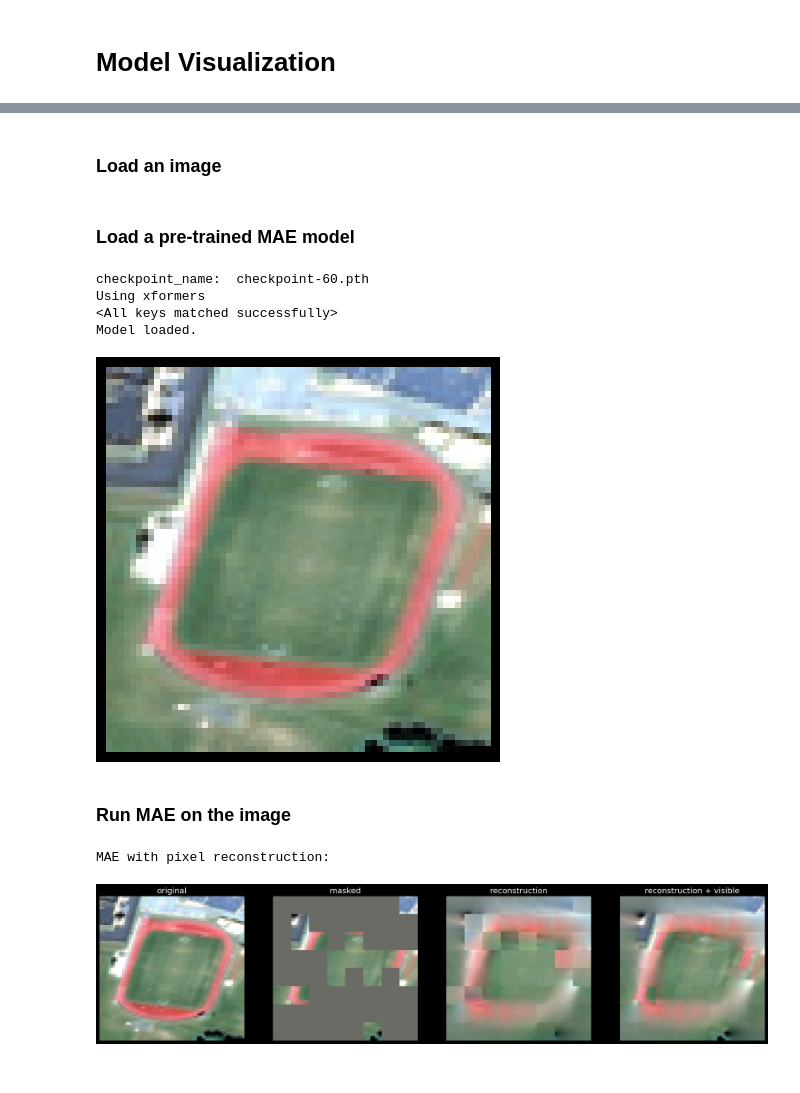
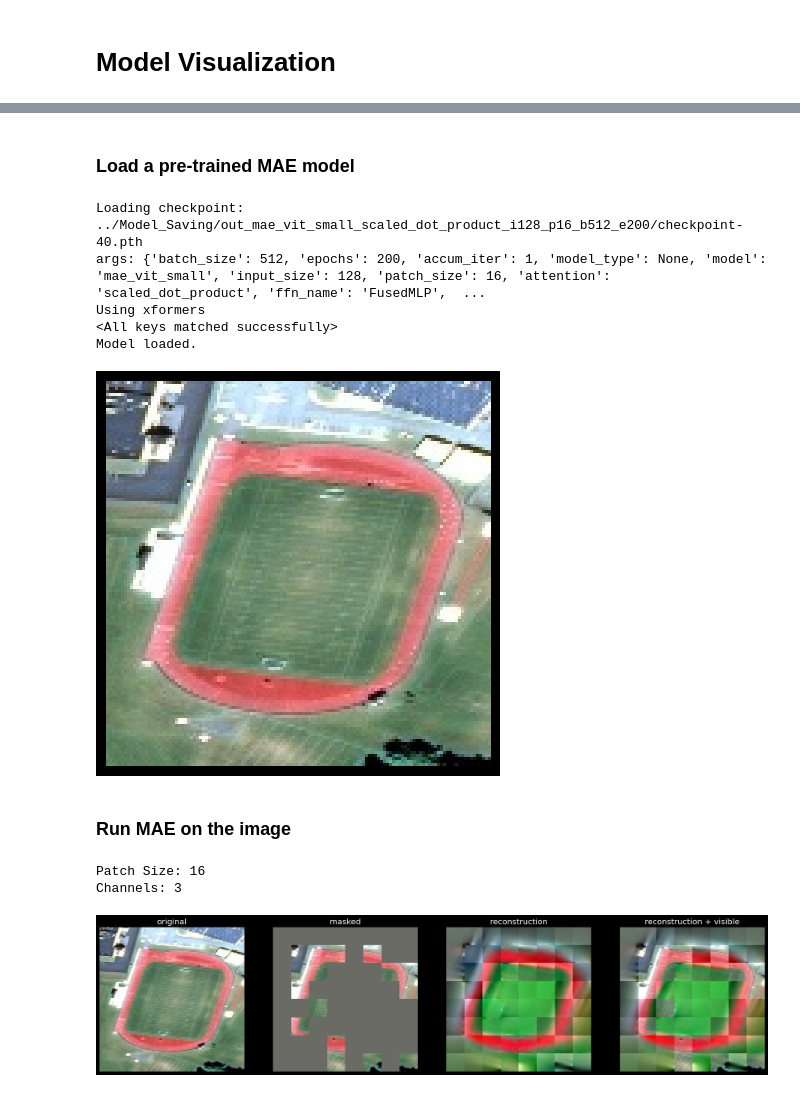
Before and after one commit to aicip/SatMAE, a Jupyter notebook: mae_visualize.ipynb, the cells around one changed output, grey strips where cells are left out. Cells and saved outputs as stored; diff of their text form; code cells hidden in the pictures.

```diff
--- a/mae_visualize.ipynb
+++ b/mae_visualize.ipynb
@@ -82,2 +13,0 @@ def run_one_image(img, model, patch_size, channels=3):
-# %% [markdown]
-### Load an image
@@ -91,54 +14,35 @@ img = Image.open(img_data)
 # %% [markdown]
 ### Load a pre-trained MAE model
 # %%
-# download checkpoint if not exist
-arch="mae_vit_small"
-img_size = 64
-patch_size = 8
-attention="scaled_dot_product"
+# model = viz.prepare_model(chkpt_dir="out_mae_vit_small_scaled_dot_product_i128_p16_b512_e200",
+#                           arch="mae_vit_small")
 
-batch_size=768
-epochs=200
-
-checkpoint_folder = f"out_{arch}_i{img_size}_p{patch_size}_b{batch_size}_e{epochs}_{attention}"
-
-checkpoint_dir = os.path.join("../Model_Saving", checkpoint_folder)
-# List the directory and find the checkpoint with the highest epoch
-checkpoint_list = os.listdir(checkpoint_dir)
-checkpoint_list = [x for x in checkpoint_list if x.endswith(".pth")]
-checkpoint_list.sort(key=lambda x: int(x.split("-")[1].split(".")[0]))
-checkpoint_name = checkpoint_list[-1]
-print("checkpoint_name: ", checkpoint_name)
-
-chkpt_path = os.path.join(checkpoint_dir, checkpoint_name)
-model_mae = prepare_model(chkpt_path, arch=arch, img_size=img_size, patch_size=patch_size, attention=attention)
-print('Model loaded.')
+model = viz.prepare_model(chkpt_dir="out_mae_vit_small_scaled_dot_product_i128_p16_b512_e200",
+                          chkpt_name="40", # Optional
+                          arch="mae_vit_small")
 # %% [output]
-checkpoint_name:  checkpoint-60.pth
+Loading checkpoint:  ../Model_Saving/out_mae_vit_small_scaled_dot_product_i128_p16_b512_e200/checkpoint-40.pth
+args: {'batch_size': 512, 'epochs': 200, 'accum_iter': 1, 'model_type': None, 'model': 'mae_vit_small', 'input_size': 128, 'patch_size': 16, 'attention': 'scaled_dot_product', 'ffn_name': 'FusedMLP',  ...
 Using xformers
 <All keys matched successfully>
 Model loaded.
 # %%
-img = img.resize((img_size, img_size))
-img = np.array(img) / 255.
+# load an image
+# img_url = 'https://encrypted-tbn0.gstatic.com/images?q=tbn:ANd9GcRFQsDBSqgPKLHyunyQ0LJVDBXwzpnvWJqAOLPvVaUoA0xP-ZH4PPVCuyZtMllgEHSRTog&usqp=CAU'
+# img_url = 'https://encrypted-tbn0.gstatic.com/images?q=tbn:ANd9GcQSEHLflglbuqe5FfipsPHIQHOSmDX46YBMQIt2yiIZteSj6k_bnnVtAgNGrSWIYAovuzM&usqp=CAU'
+# img_data = requests.get(img_url, stream=True).raw
 
-assert img.shape == (img_size, img_size, 3)
-
-# normalize by ImageNet mean and std
-img = img - image_mean
-img = img / image_std
-
-plt.rcParams['figure.figsize'] = [5, 5]
-show_image(torch.tensor(img))
+img = viz.prepare_image('./images/0.jpg', model)
+plt.rcParams["figure.figsize"] = [5, 5]
+viz.show_image(torch.tensor(img))
 # %% [output]
-[figure, old version]
+[figure, new version]
 # %% [markdown]
 ### Run MAE on the image
 # %%
-# make random mask reproducible (comment out to make it change)
-torch.manual_seed(2)
-print('MAE with pixel reconstruction:')
-run_one_image(img, model_mae, patch_size=patch_size)
+viz.run_one_image(img, model, seed=None)
+# run_one_image(img, model_mae, seed=2)
 # %% [output]
-MAE with pixel reconstruction:
+Patch Size: 16
+Channels: 3
-[figure, old version]
+[figure, new version]
```
Also changed, not shown: parts of 5 cells of this notebook, 2 other files.
